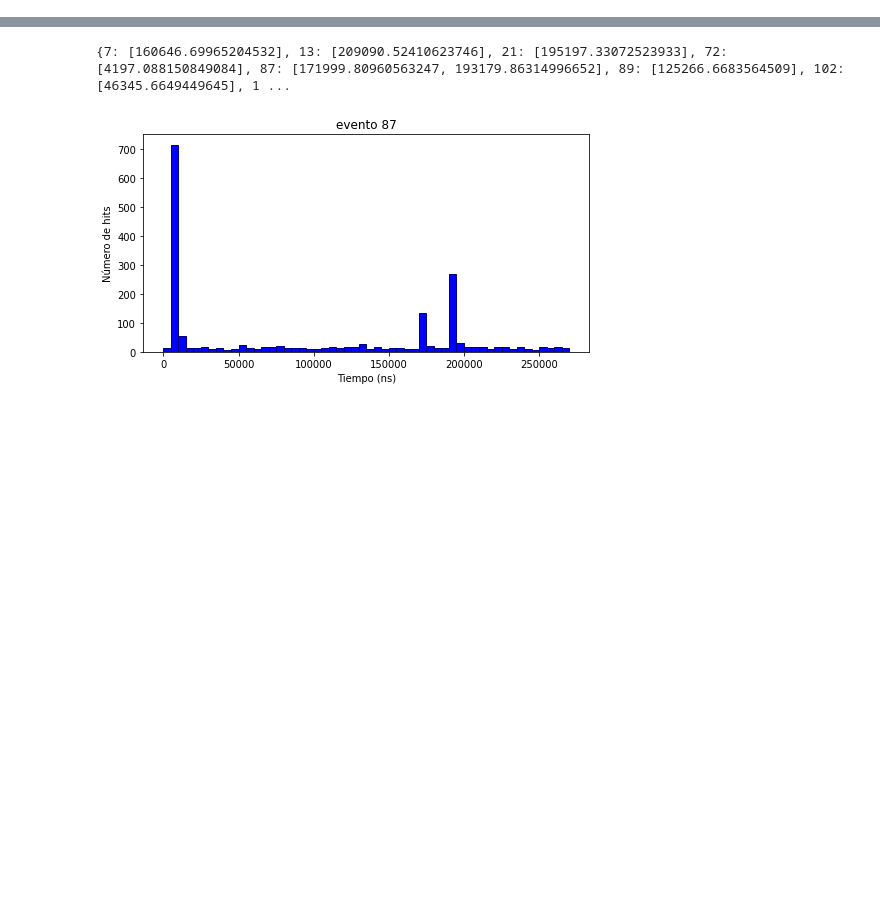
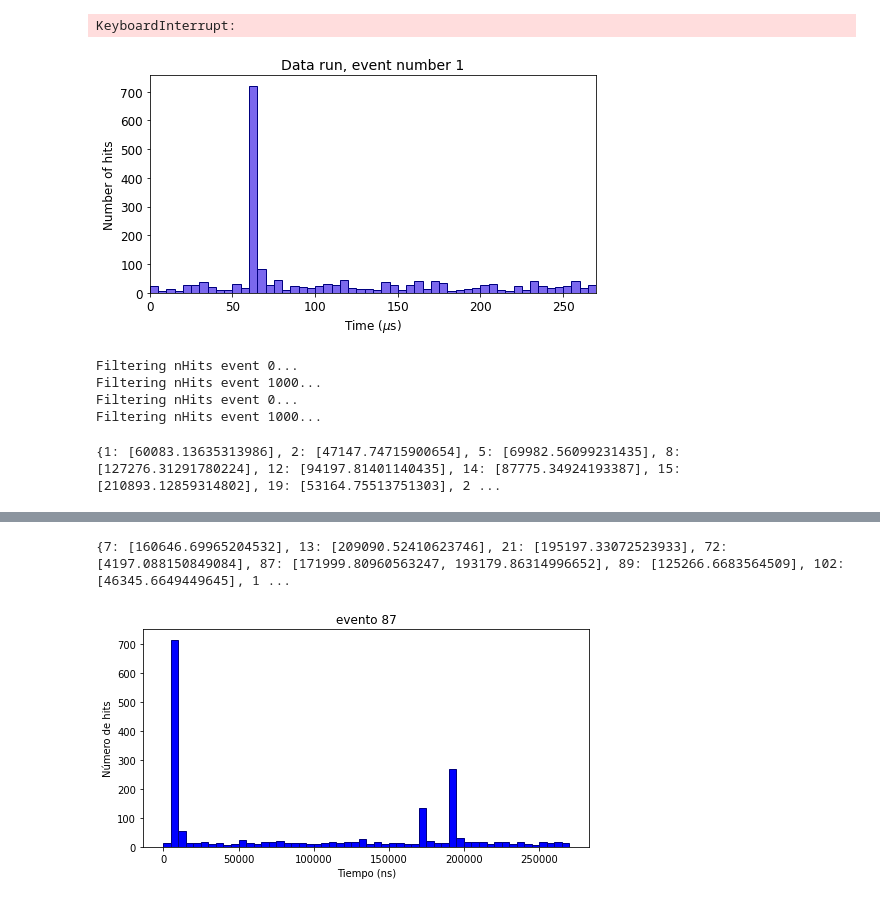
Before and after one commit to halmamol/WCTECoincidence_Analysis, a Jupyter notebook: nHits_count/jupyter_notebooks/spillsDelete.ipynb, the cells around one changed output, grey strips where cells are left out. Cells and saved outputs as stored; diff of their text form; code cells hidden in the pictures; blank space fills up the shorter version.

```diff
--- a/nHits_count/jupyter_notebooks/spillsDelete.ipynb
+++ b/nHits_count/jupyter_notebooks/spillsDelete.ipynb
@@ -32,13 +28,36 @@ root_file_path = "/data/cgarcia_2002/WCTE/data/2385_calib_time/WCTE_offline_R238
 file = uproot.open(root_file_path)
 tree_sig = file["WCTEReadoutWindows"]
 
-times_branch_sig = tree_sig["hit_pmt_calibrated_times"].array()
-charge_branch_sig = tree_sig["hit_pmt_charges"].array()
-
 times_branch_sorted_sig, times_branch_sorted_TOF_sig, charge_branch_sorted_sig, mpmt_id_branch_sorted_sig, event_number_branch_sig = functions_spills.initial_treatment(tree_sig)
+# %% [output]
+KeyboardInterrupt:
+# %%
+event_number = 1
+
+plt.figure(figsize=(8, 4))
+plt.hist(times_branch_sorted_TOF_sig[event_number], range = [0, 270000], bins = 54,color='mediumslateblue', edgecolor='navy')
+plt.xlabel(r'Time ($\mu$s)', fontsize=12)
+plt.ylabel('Number of hits',  fontsize=12)
+plt.title(f'Data run, event number {event_number}', fontsize=14)
+plt.xticks(fontsize=12)  # Opcional: tamaño de las etiquetas de los ticks en X
+plt.yticks(fontsize=12)  # Opcional: tamaño de las etiquetas de los ticks en Y
+plt.xlim(0, 270000)  # Ajusta el límite del eje X
+plt.gca().xaxis.set_major_formatter(ticker.FuncFormatter(lambda x, _: f'{x/1000:.0f}'))
+plt.show()
+# %% [output]
+[figure, added]
 # %%
-times_branch_modified, threshold_times, deleted_index_dict = functions_spills.repeat_spills_nHits(event_number_branch, times_branch_sorted_TOF, 300, 5000, 5000)
-times_branch_modified_sig, threshold_times_sig, deleted_index_dict_sig = functions_spills.repeat_spills_nHits(event_number_branch_sig, times_branch_sorted_TOF_sig, 300, 5000, 5000)
+times_branch_modified, threshold_times, deleted_index_dict = functions_spills.repeat_spills_nHits(event_number_branch, times_branch_sorted_TOF, 300, 5000, 6000)
+times_branch_modified_sig, threshold_times_sig, deleted_index_dict_sig = functions_spills.repeat_spills_nHits(event_number_branch_sig, times_branch_sorted_TOF_sig, 300, 5000, 6000)
+# %% [output]
+Filtering nHits event 0...
+Filtering nHits event 1000...
+Filtering nHits event 0...
+Filtering nHits event 1000...
+# %%
+print(threshold_times_sig)
+# %% [output]
+{1: [60083.13635313986], 2: [47147.74715900654], 5: [69982.56099231435], 8: [127276.31291780224], 12: [94197.81401140435], 14: [87775.34924193387], 15: [210893.12859314802], 19: [53164.75513751303], 2 ...
 # %%
 charge_branch_filtered = functions_spills.delete_indices_list(charge_branch_sorted, deleted_index_dict)
 charge_branch_filtered_sig = functions_spills.delete_indices_list(charge_branch_sorted_sig, deleted_index_dict_sig)
```
Also changed, not shown: parts of 16 cells of this notebook, 11 other files.
